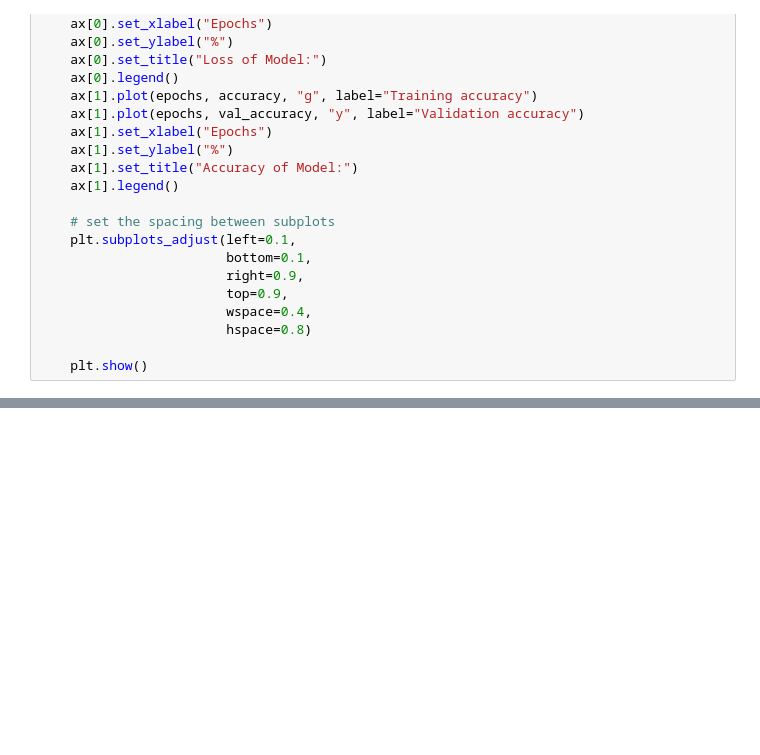
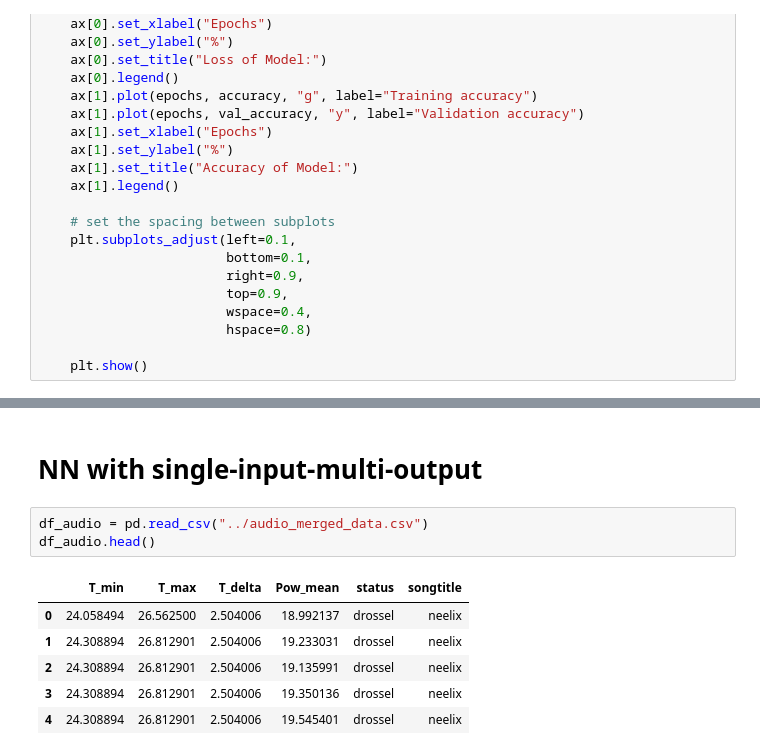
Before and after one commit to sandrosage/Monitoring_Converter_ML, a Jupyter notebook: Machine_Learining/deep_learning.ipynb, the cells around one changed output, grey strips where cells are left out. Drawn from its saved outputs; the diff is of its cells as text; blank space fills up the shorter version.

```diff
--- a/Machine_Learining/deep_learning.ipynb
+++ b/Machine_Learining/deep_learning.ipynb
@@ -288,0 +168,12 @@ model = UtkMultiOutputModel().assemble_full_model(IM_WIDTH, IM_HEIGHT, num_races
+# %% [markdown]
+# NN with single-input-multi-output
+# %%
+df_audio = pd.read_csv("../audio_merged_data.csv")
+df_audio.head()
+# %% [output]
+|  | T_min | T_max | T_delta | Pow_mean | status | songtitle |
+| 0 | 24.058494 | 26.562500 | 2.504006 | 18.992137 | drossel | neelix |
+| 1 | 24.308894 | 26.812901 | 2.504006 | 19.233031 | drossel | neelix |
+| 2 | 24.308894 | 26.812901 | 2.504006 | 19.135991 | drossel | neelix |
+| 3 | 24.308894 | 26.812901 | 2.504006 | 19.350136 | drossel | neelix |
+| 4 | 24.308894 | 26.812901 | 2.504006 | 19.545401 | drossel | neelix |
```
Also changed, not shown: parts of 16 cells of this notebook.
